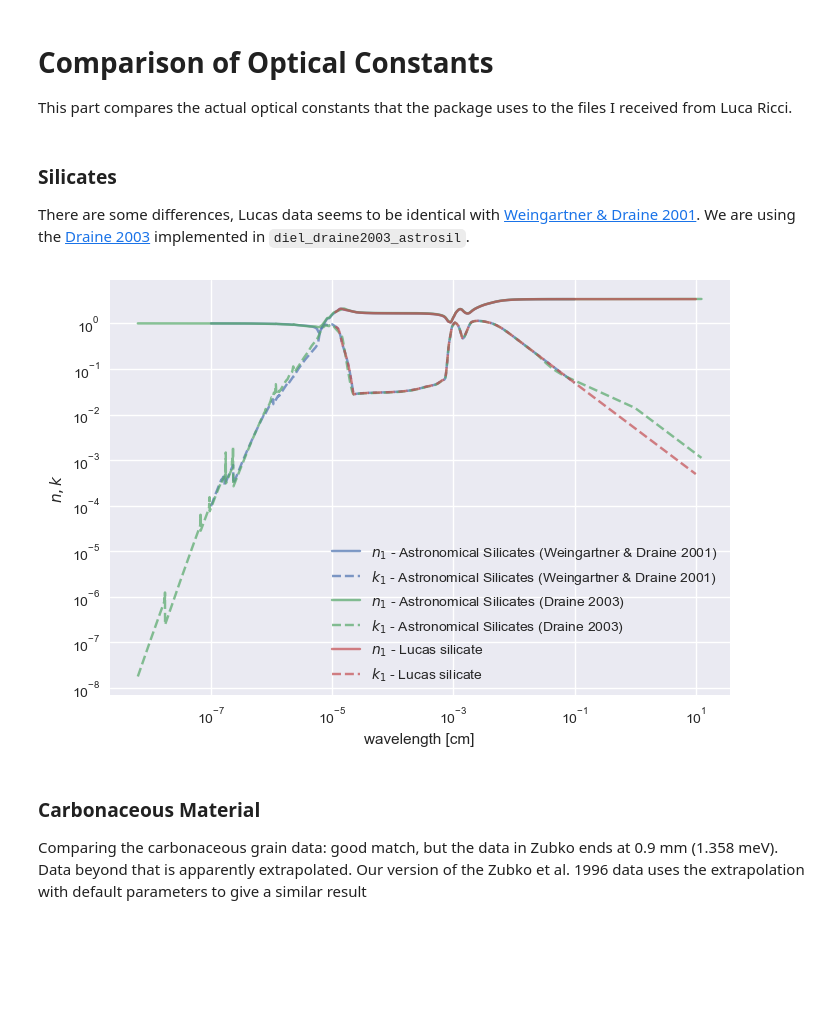
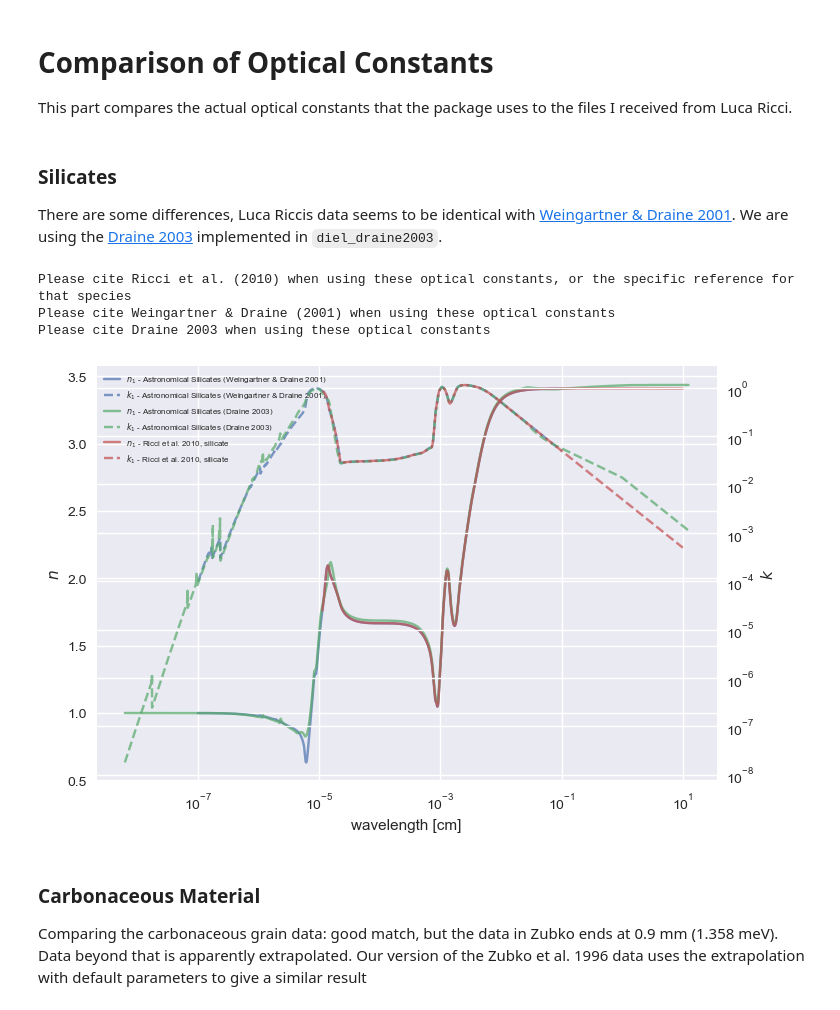
Before and after one commit to birnstiel/dsharp_opac, a Jupyter notebook: notebooks/opacity_package_tests.ipynb, the cells around one changed output. Saved outputs shown, nothing was run; the diff lists cells and outputs as text; code cells hidden in the pictures; blank space fills up the shorter version.

```diff
--- a/notebooks/opacity_package_tests.ipynb
+++ b/notebooks/opacity_package_tests.ipynb
@@ -13,14 +13,17 @@ import dsharp_opac as opacity
 This part compares the actual optical constants that the package uses to the files I received from Luca Ricci.
 # %% [markdown]
 ### Silicates
-There are some differences, Lucas data seems to be identical with [Weingartner & Draine 2001](https://dx.doi.org/10.1086/32085). We are using the [Draine 2003](https://dx.doi.org/10.1086/379123) implemented in `diel_draine2003_astrosil`.
+There are some differences, Luca Riccis data seems to be identical with [Weingartner & Draine 2001](https://dx.doi.org/10.1086/32085). We are using the [Draine 2003](https://dx.doi.org/10.1086/379123) implemented in `diel_draine2003`.
 # %%
 r = opacity.diel_ricci10('silicate', extrapol=True)
 c1 = opacity.diel_WeingartnerDraine2001_astrosil()
-c2 = opacity.diel_draine2003_astrosil()
+c2 = opacity.diel_draine2003('astrosilicates')
 opacity.compare_nk([c1, c2, r], orig_data=True);
 # %% [output]
+Please cite Ricci et al. (2010) when using these optical constants, or the specific reference for that species
+Please cite Weingartner & Draine (2001) when using these optical constants
+Please cite Draine 2003 when using these optical constants
-[figure, old version]
+[figure, new version]
 # %% [markdown]
 ### Carbonaceous Material
 Comparing the carbonaceous grain data: good match, but the data in Zubko ends at 0.9 mm (1.358 meV). Data beyond that is apparently extrapolated. Our version of the Zubko et al. 1996 data uses the extrapolation with default parameters to give a similar result
```
Also changed, not shown: parts of 14 cells of this notebook, 2 other files.
